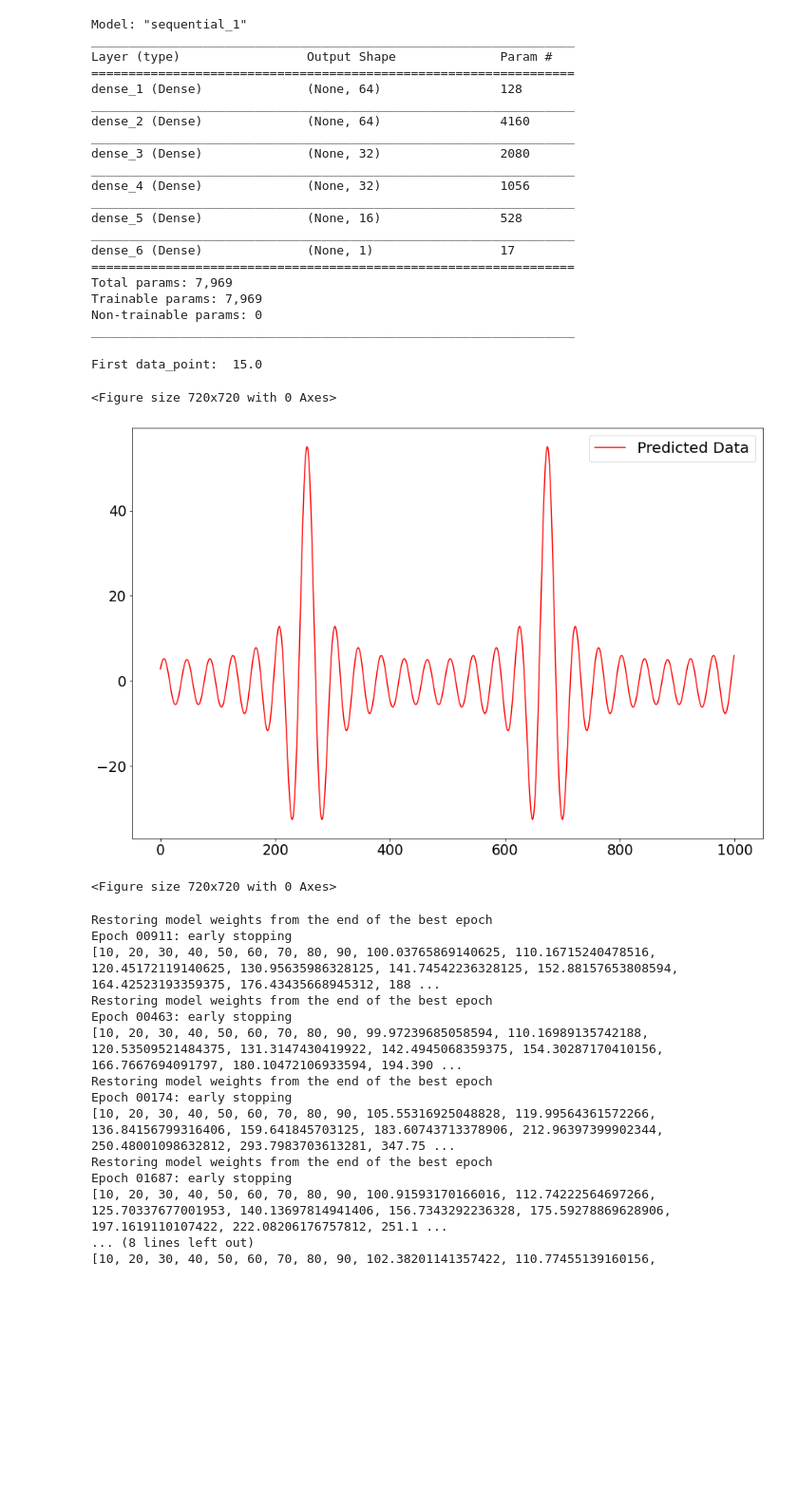
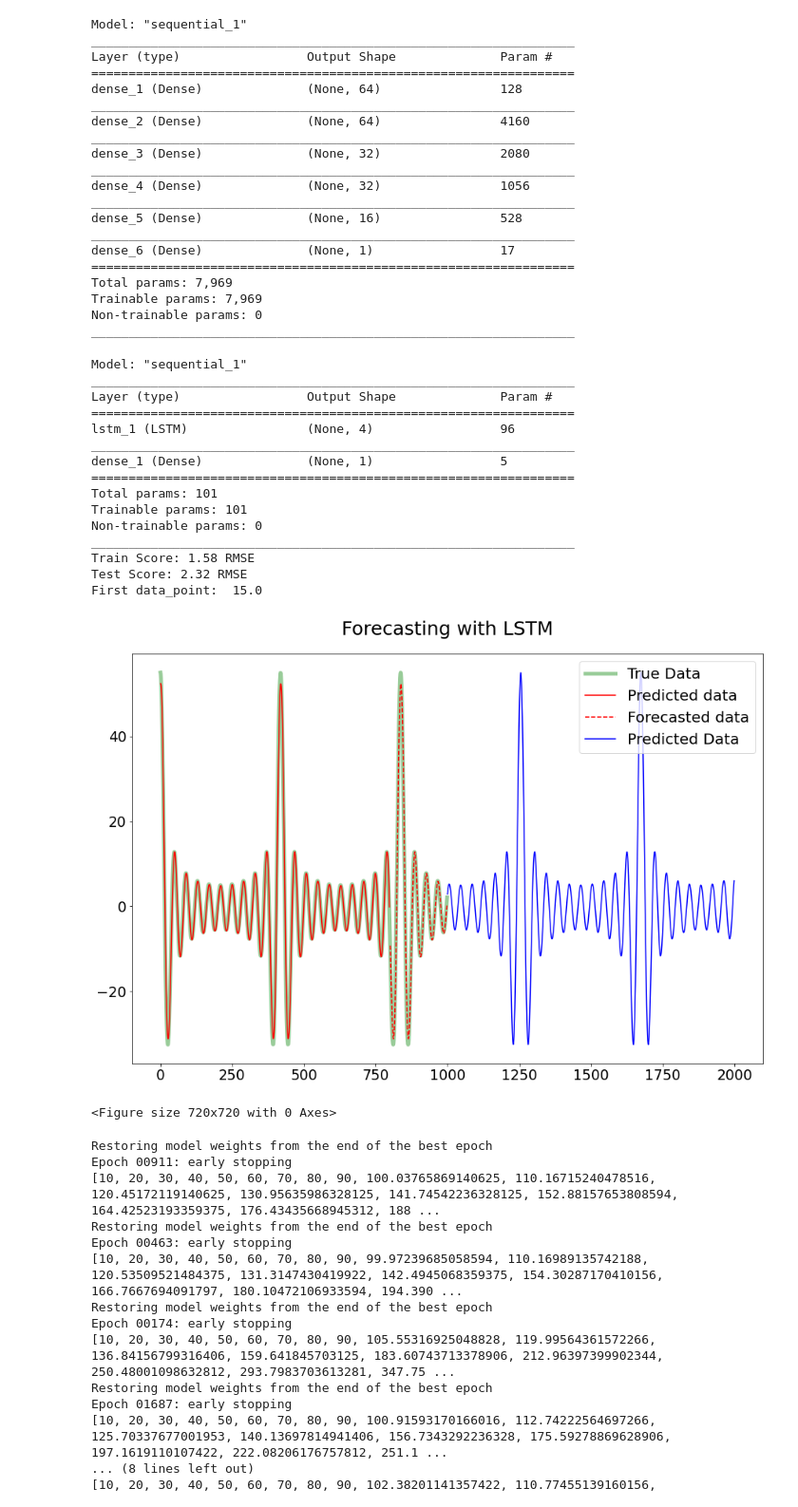
Before and after one commit to RitvikPrabhu/Machine-Learning, a Jupyter notebook: Neural_Networks_function_prediction_.ipynb, the cells around one changed output. Shown at 95% size. Cells and saved outputs as stored; diff of their text form; code cells hidden in the pictures; blank space fills up the shorter version.

```diff
--- a/Neural_Networks_function_prediction_.ipynb
+++ b/Neural_Networks_function_prediction_.ipynb
@@ -612,7 +612,7 @@ Y = 10*(np.cos(10*X)) + 9*(np.cos(9*X)) + 8*(np.cos(8*X)) + \
 7*(np.cos(7*X)) + 6*(np.cos(6*X)) + 5*(np.cos(5*X)) + 4*(np.cos(4*X)) +\
 3*(np.cos(3*X)) + 2*(np.cos(2*X)) + np.cos(X)
 
-'''
+
 dataset = Y.reshape(Y.size, 1)
 
 # normalize the dataset
@@ -678,47 +678,61 @@ plt.plot(trainPredictPlot, color = 'red', label = 'Predicted data')
 plt.plot(testPredictPlot, '--' , color = 'red', label = 'Forecasted data')
 plt.legend()
 plt.title('Forecasting with LSTM')
-plt.show()
-'''
 
-################################################################################
+
+#######################################################################################################################
 
 #Prediction
 
 def pred(N):
   data = N + difference
   Y = 10*(np.cos(10*data)) + 9*(np.cos(9*data)) + 8*(np.cos(8*data)) + \
         7*(np.cos(7*data)) + 6*(np.cos(6*data)) + 5*(np.cos(5*data)) + 4*(np.cos(4*data)) +\
         3*(np.cos(3*data)) + 2*(np.cos(2*data)) + np.cos(data)
   global data_point
   data_point = data
   return float(Y)
 num_pred = 1000
 datalist = []
 datalist = np.array(datalist)
 #Y[-1].copy()
 difference = X[3]-X[2]
 data_point = X[-1]
+x_label = []
 print("First data_point: ", data_point)
 for i in range(int(num_pred)):
   dataset = datalist.reshape(datalist.size, 1)
   #print(dataset[-1])
   result = pred(data_point)
-  #print("Result: ",result)
-  #print("Data_point: ", data_point)
   #result = model.predict(dataset[-1].reshape(dataset[-1].size,1,1))
-  #print(final)
-  #final = float(final)
   datalist = np.append(datalist, result)
+  x_label.append(i)
+res = [x + N for x in x_label]
 
-plt.plot(datalist, label = 'Predicted Data', c = 'r')
+plt.plot(res, datalist, label = 'Predicted Data', c = 'b')
+
 plt.legend()
 plt.figure(figsize=(10,10))
+
+plt.show()
 # %% [output]
+Model: "sequential_1"
+_________________________________________________________________
+Layer (type)                 Output Shape              Param #
+=================================================================
+lstm_1 (LSTM)                (None, 4)                 96
+_________________________________________________________________
+dense_1 (Dense)              (None, 1)                 5
+=================================================================
+Total params: 101
+Trainable params: 101
+Non-trainable params: 0
+_________________________________________________________________
+Train Score: 1.58 RMSE
+Test Score: 2.32 RMSE
 First data_point:  15.0
+[figure, new version]
 <Figure size 720x720 with 0 Axes>
-[figure, old version]
-<Figure size 720x720 with 0 Axes>
 # %%
 size = 8
 def network(L, sequence_size, N):
```
